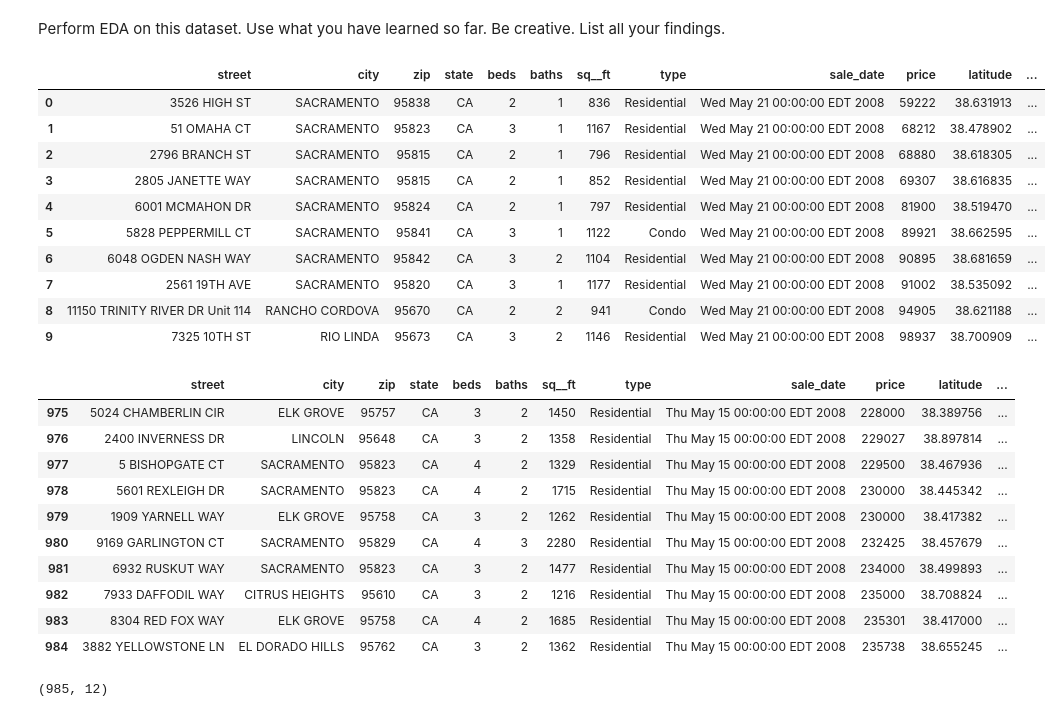
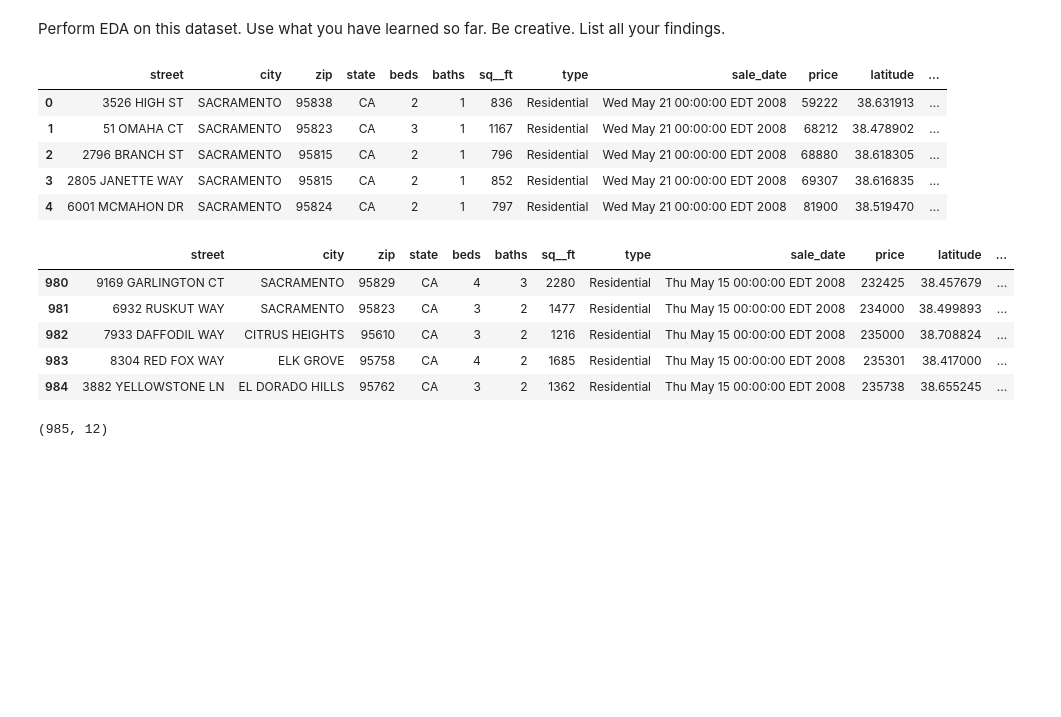
Before and after one commit to mdjroaming/IOD, a Jupyter notebook: Module 4/Labs 4/IOD_Lab 4.1.1.ipynb, the cells around one changed output. Drawn from its saved outputs; the diff is of its cells as text; code cells hidden in the pictures; blank space fills up the shorter version.

```diff
--- a/Module 4/Labs 4/IOD_Lab 4.1.1.ipynb
+++ b/Module 4/Labs 4/IOD_Lab 4.1.1.ipynb
@@ -27,28 +27,18 @@ Perform EDA on this dataset. Use what you have learned so far. Be creative. List
 house_csv = "Sacramento_transactions.csv"
 df=pd.read_csv(house_csv)
 # %%
-df.head(10)
+df.head()
 # %% [output]
 |  | street | city | zip | state | beds | baths | sq__ft | type | sale_date | price | latitude | ... |
 | 0 | 3526 HIGH ST | SACRAMENTO | 95838 | CA | 2 | 1 | 836 | Residential | Wed May 21 00:00:00 EDT 2008 | 59222 | 38.631913 | ... |
 | 1 | 51 OMAHA CT | SACRAMENTO | 95823 | CA | 3 | 1 | 1167 | Residential | Wed May 21 00:00:00 EDT 2008 | 68212 | 38.478902 | ... |
 | 2 | 2796 BRANCH ST | SACRAMENTO | 95815 | CA | 2 | 1 | 796 | Residential | Wed May 21 00:00:00 EDT 2008 | 68880 | 38.618305 | ... |
 | 3 | 2805 JANETTE WAY | SACRAMENTO | 95815 | CA | 2 | 1 | 852 | Residential | Wed May 21 00:00:00 EDT 2008 | 69307 | 38.616835 | ... |
 | 4 | 6001 MCMAHON DR | SACRAMENTO | 95824 | CA | 2 | 1 | 797 | Residential | Wed May 21 00:00:00 EDT 2008 | 81900 | 38.519470 | ... |
-| 5 | 5828 PEPPERMILL CT | SACRAMENTO | 95841 | CA | 3 | 1 | 1122 | Condo | Wed May 21 00:00:00 EDT 2008 | 89921 | 38.662595 | ... |
-| 6 | 6048 OGDEN NASH WAY | SACRAMENTO | 95842 | CA | 3 | 2 | 1104 | Residential | Wed May 21 00:00:00 EDT 2008 | 90895 | 38.681659 | ... |
-| 7 | 2561 19TH AVE | SACRAMENTO | 95820 | CA | 3 | 1 | 1177 | Residential | Wed May 21 00:00:00 EDT 2008 | 91002 | 38.535092 | ... |
-| 8 | 11150 TRINITY RIVER DR Unit 114 | RANCHO CORDOVA | 95670 | CA | 2 | 2 | 941 | Condo | Wed May 21 00:00:00 EDT 2008 | 94905 | 38.621188 | ... |
-| 9 | 7325 10TH ST | RIO LINDA | 95673 | CA | 3 | 2 | 1146 | Residential | Wed May 21 00:00:00 EDT 2008 | 98937 | 38.700909 | ... |
 # %%
-df.tail(10)
+df.tail()
 # %% [output]
 |  | street | city | zip | state | beds | baths | sq__ft | type | sale_date | price | latitude | ... |
-| 975 | 5024 CHAMBERLIN CIR | ELK GROVE | 95757 | CA | 3 | 2 | 1450 | Residential | Thu May 15 00:00:00 EDT 2008 | 228000 | 38.389756 | ... |
-| 976 | 2400 INVERNESS DR | LINCOLN | 95648 | CA | 3 | 2 | 1358 | Residential | Thu May 15 00:00:00 EDT 2008 | 229027 | 38.897814 | ... |
-| 977 | 5 BISHOPGATE CT | SACRAMENTO | 95823 | CA | 4 | 2 | 1329 | Residential | Thu May 15 00:00:00 EDT 2008 | 229500 | 38.467936 | ... |
-| 978 | 5601 REXLEIGH DR | SACRAMENTO | 95823 | CA | 4 | 2 | 1715 | Residential | Thu May 15 00:00:00 EDT 2008 | 230000 | 38.445342 | ... |
-| 979 | 1909 YARNELL WAY | ELK GROVE | 95758 | CA | 3 | 2 | 1262 | Residential | Thu May 15 00:00:00 EDT 2008 | 230000 | 38.417382 | ... |
 | 980 | 9169 GARLINGTON CT | SACRAMENTO | 95829 | CA | 4 | 3 | 2280 | Residential | Thu May 15 00:00:00 EDT 2008 | 232425 | 38.457679 | ... |
 | 981 | 6932 RUSKUT WAY | SACRAMENTO | 95823 | CA | 3 | 2 | 1477 | Residential | Thu May 15 00:00:00 EDT 2008 | 234000 | 38.499893 | ... |
 | 982 | 7933 DAFFODIL WAY | CITRUS HEIGHTS | 95610 | CA | 3 | 2 | 1216 | Residential | Thu May 15 00:00:00 EDT 2008 | 235000 | 38.708824 | ... |
```
Also changed, not shown: parts of 33 cells of this notebook, 22 other files.
